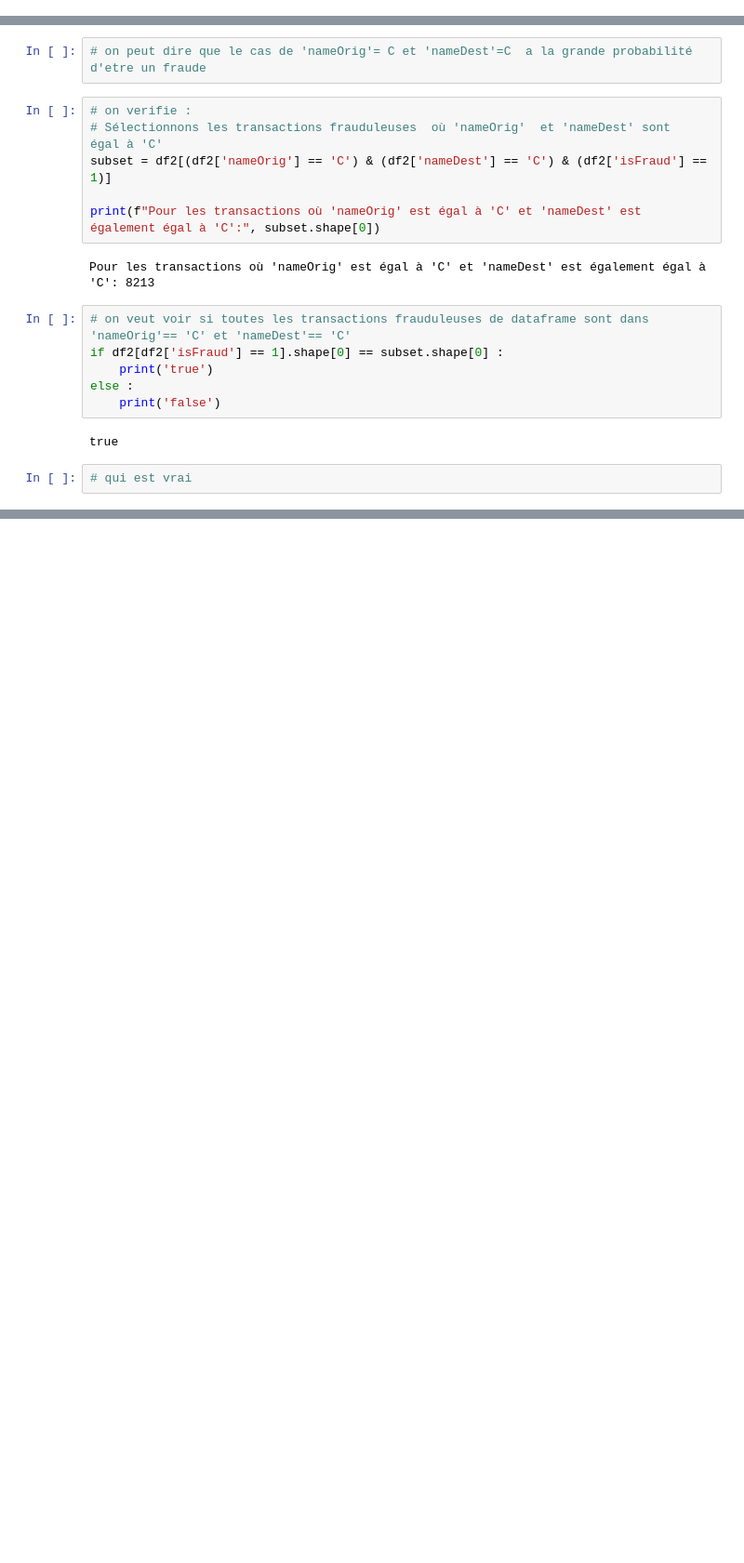
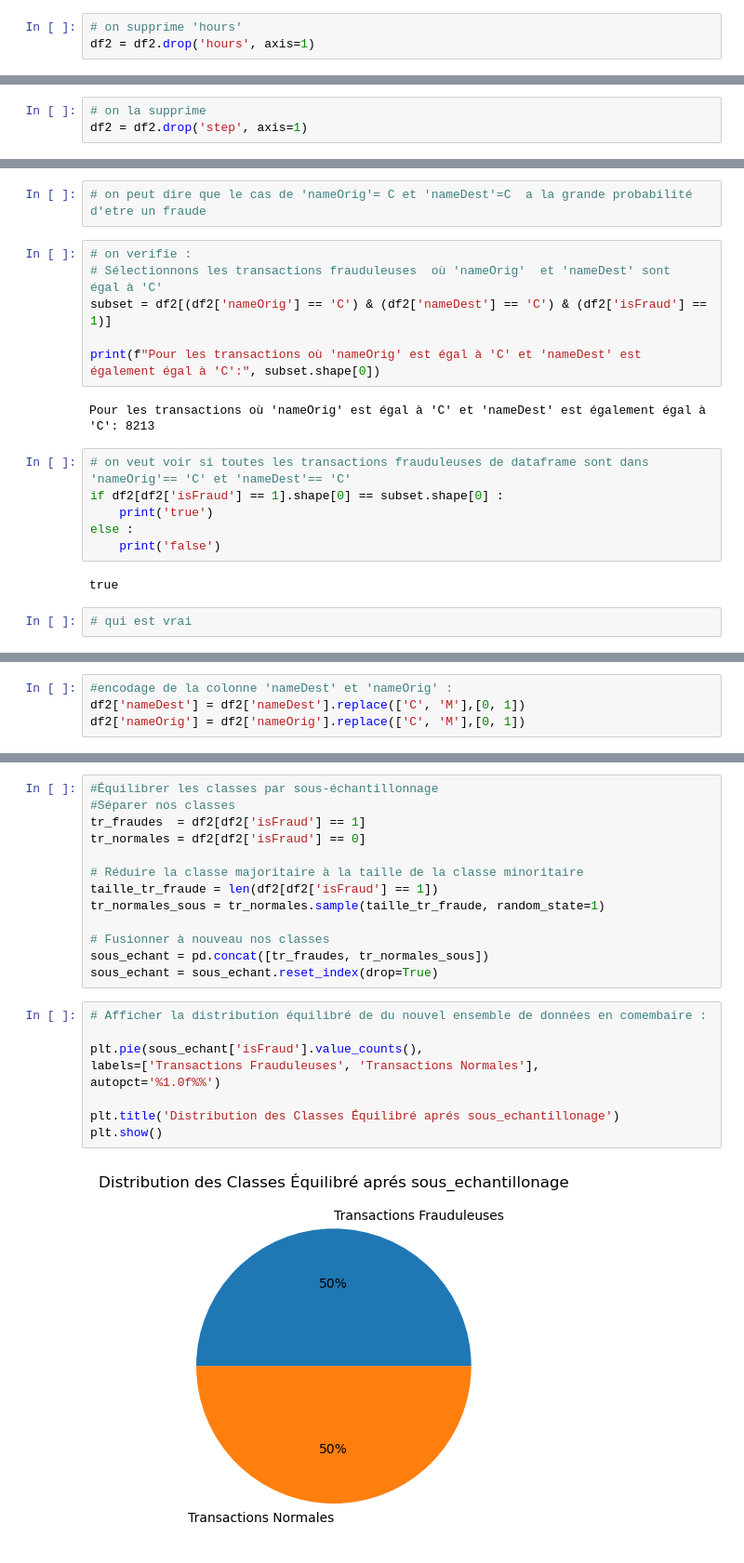
Before and after one commit to mohammedbourkache/PFE_detection_fraudes_DS_1, a Jupyter notebook: carte_credit_pfe.ipynb, the cells around one changed output, grey strips where cells are left out. Shown: that part at 93% size. Drawn from its saved outputs; the diff is of its cells as text; blank space fills up the shorter version.

```diff
--- a/carte_credit_pfe.ipynb
+++ b/carte_credit_pfe.ipynb
@@ -515,0 +568,3 @@ sns.boxplot(df2['step'])
+# %%
+# on supprime 'hours'
+df2 = df2.drop('hours', axis=1)
@@ -516,3 +583,6 @@ sns.boxplot(df2['step'])
+# %%
+# on la supprime
+df2 = df2.drop('step', axis=1)
 # %%
 # on remarque qu'on a des valeurs extrémes
 # on veut maintenant récuperer ces outliers
@@ -808,0 +884,4 @@ true
+# %%
+#encodage de la colonne 'nameDest' et 'nameOrig' :
+df2['nameDest'] = df2['nameDest'].replace(['C', 'M'],[0, 1])
+df2['nameOrig'] = df2['nameOrig'].replace(['C', 'M'],[0, 1])
@@ -808,0 +934,24 @@ true
+# %%
+#Équilibrer les classes par sous-échantillonnage
+#Séparer nos classes
+tr_fraudes  = df2[df2['isFraud'] == 1]
+tr_normales = df2[df2['isFraud'] == 0]
+
+# Réduire la classe majoritaire à la taille de la classe minoritaire
+taille_tr_fraude = len(df2[df2['isFraud'] == 1])
+tr_normales_sous = tr_normales.sample(taille_tr_fraude, random_state=1)
+
+# Fusionner à nouveau nos classes
+sous_echant = pd.concat([tr_fraudes, tr_normales_sous])
+sous_echant = sous_echant.reset_index(drop=True)
+# %%
+# Afficher la distribution équilibré de du nouvel ensemble de données en comembaire :
+
+plt.pie(sous_echant['isFraud'].value_counts(),
+labels=['Transactions Frauduleuses', 'Transactions Normales'],
+autopct='%1.0f%%')
+
+plt.title('Distribution des Classes Équilibré aprés sous_echantillonage')
+plt.show()
+# %% [output]
+[figure, added]
```
Also changed, not shown: parts of 29 cells of this notebook.
